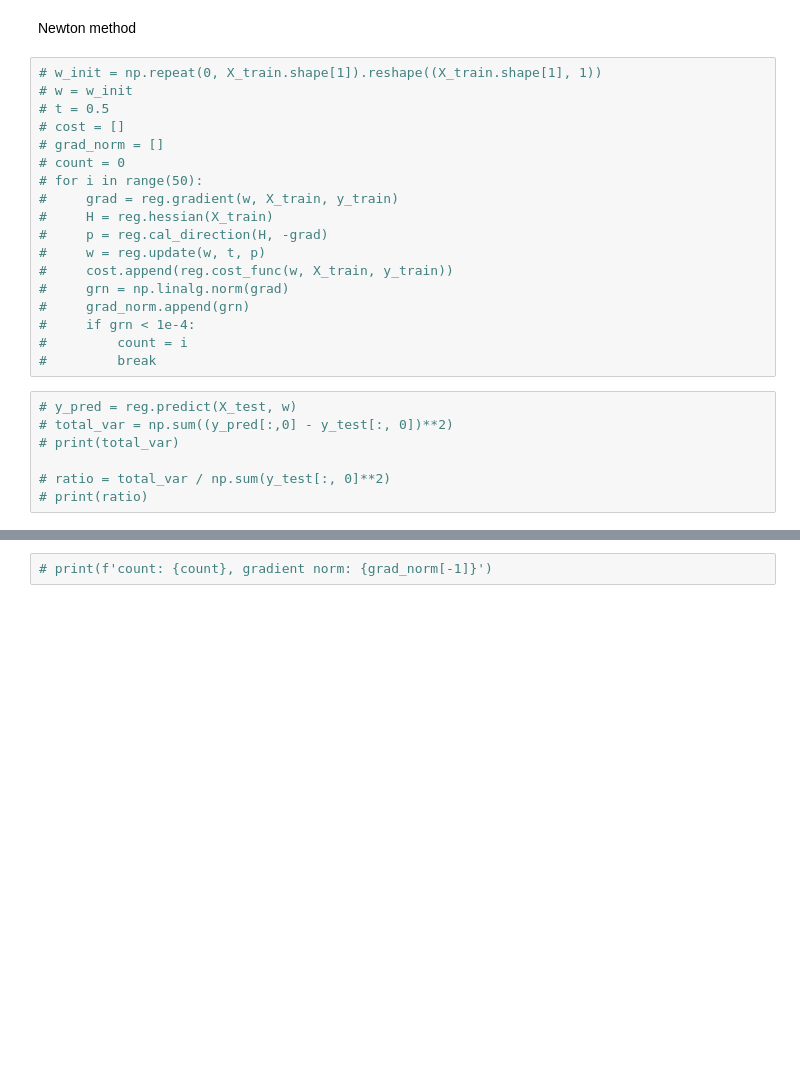
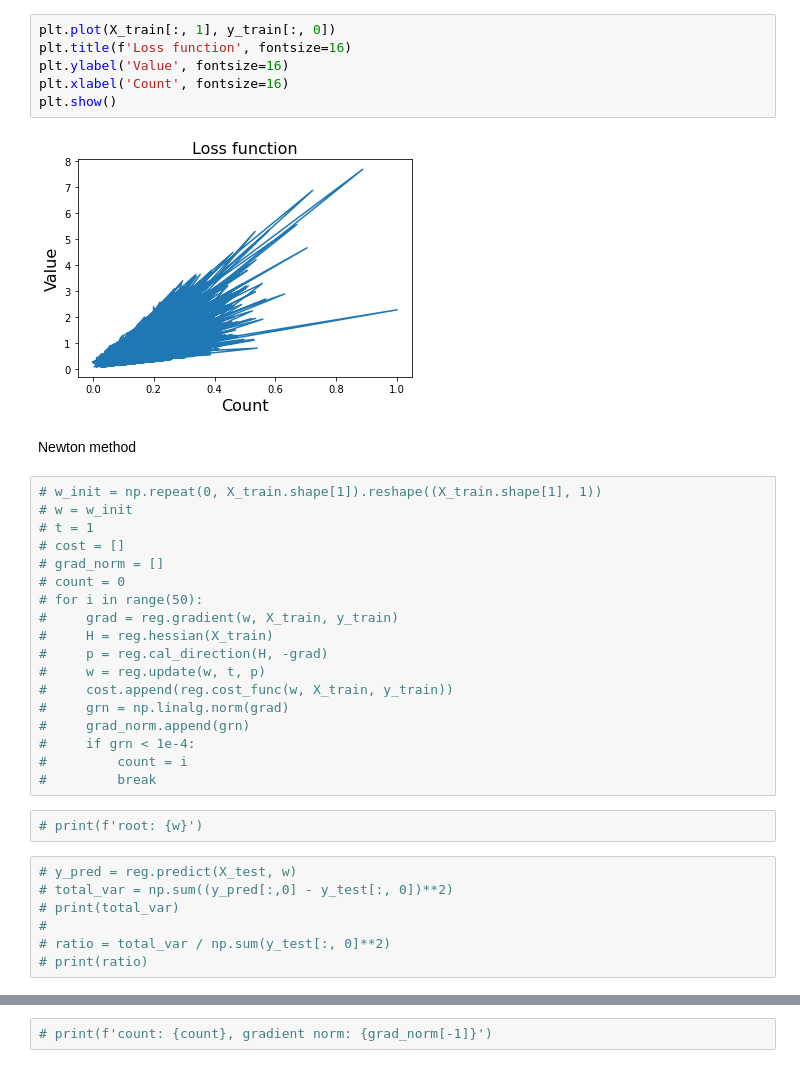
Before and after one commit to batman0911/regression_algorithm, a Jupyter notebook: kc_house/main.ipynb, the cells around one changed output, grey strips where cells are left out. Saved outputs shown, nothing was run; the diff lists cells and outputs as text; blank space fills up the shorter version.

```diff
--- a/kc_house/main.ipynb
+++ b/kc_house/main.ipynb
@@ -35,9 +45,17 @@ print(y_test)
+# %%
+plt.plot(X_train[:, 1], y_train[:, 0])
+plt.title(f'Loss function', fontsize=16)
+plt.ylabel('Value', fontsize=16)
+plt.xlabel('Count', fontsize=16)
+plt.show()
+# %% [output]
+[figure, added]
 # %% [markdown]
 Newton method
 # %%
 # w_init = np.repeat(0, X_train.shape[1]).reshape((X_train.shape[1], 1))
 # w = w_init
-# t = 0.5
+# t = 1
 # cost = []
 # grad_norm = []
 # count = 0
@@ -52,11 +70,13 @@ Newton method
 #     if grn < 1e-4:
 #         count = i
 #         break
+# %%
+# print(f'root: {w}')
 # %%
 # y_pred = reg.predict(X_test, w)
 # total_var = np.sum((y_pred[:,0] - y_test[:, 0])**2)
 # print(total_var)
-
+#
 # ratio = total_var / np.sum(y_test[:, 0]**2)
 # print(ratio)
 # %%
```
Also changed, not shown: parts of 12 cells of this notebook, 1 other file.
